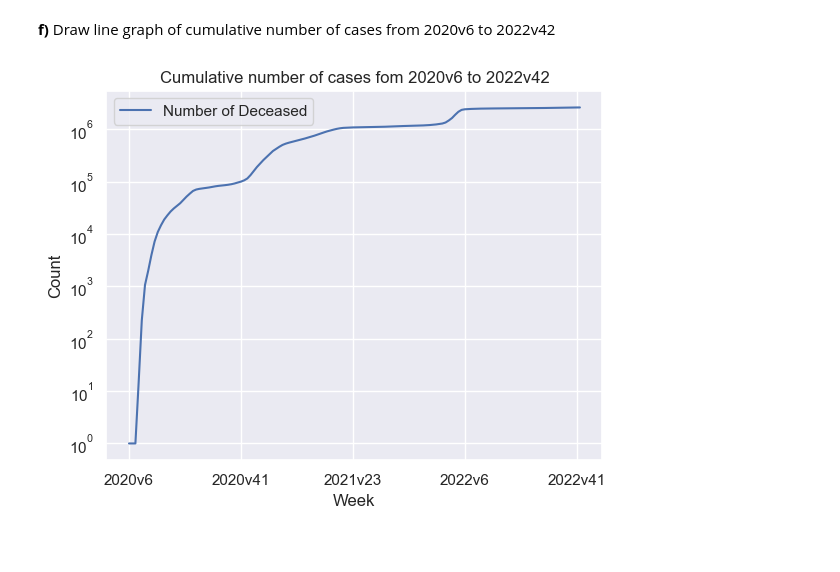
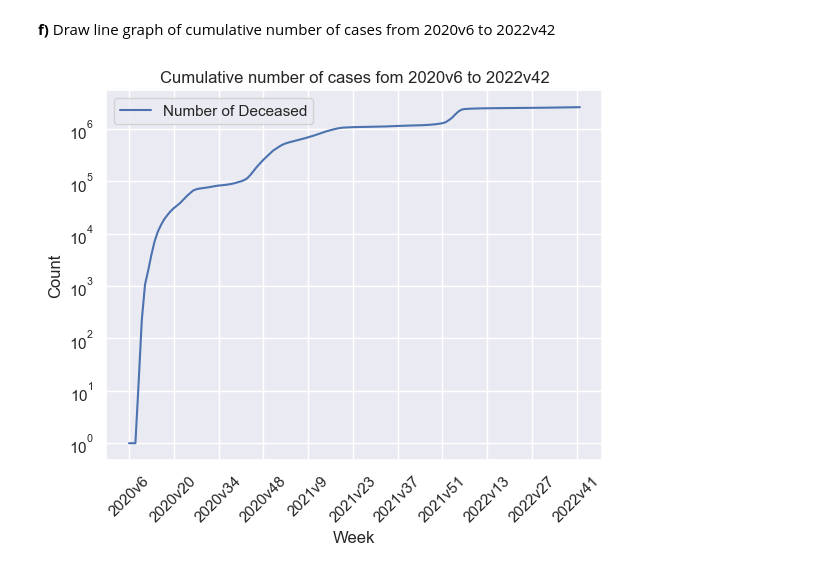
Before and after one commit to DeerBay/Data-Processing-Julia-Sjoholm, a Jupyter notebook: Lab/Exercise01.ipynb, the cells around one changed output. Cells and saved outputs as stored; diff of their text form; code cells hidden in the pictures; blank space fills up the shorter version.

```diff
--- a/Lab/Exercise01.ipynb
+++ b/Lab/Exercise01.ipynb
@@ -195,11 +195,11 @@ plt.show()
 **f)** Draw line graph of cumulative number of cases from 2020v6 to 2022v42
 # %%
 sns.lineplot(data=df, x='Vecka', y='Kum_antal_fall', color='b', label='Number of Deceased').set_yscale("log")
-plt.xticks(df['Vecka'][::35])
+plt.xticks(df['Vecka'][::14], rotation=45)
 plt.title('Cumulative number of cases fom 2020v6 to 2022v42')
 plt.xlabel('Week')
 plt.ylabel('Count')
 plt.legend()
 plt.show()
 # %% [output]
-[figure, old version]
+[figure, new version]
```
